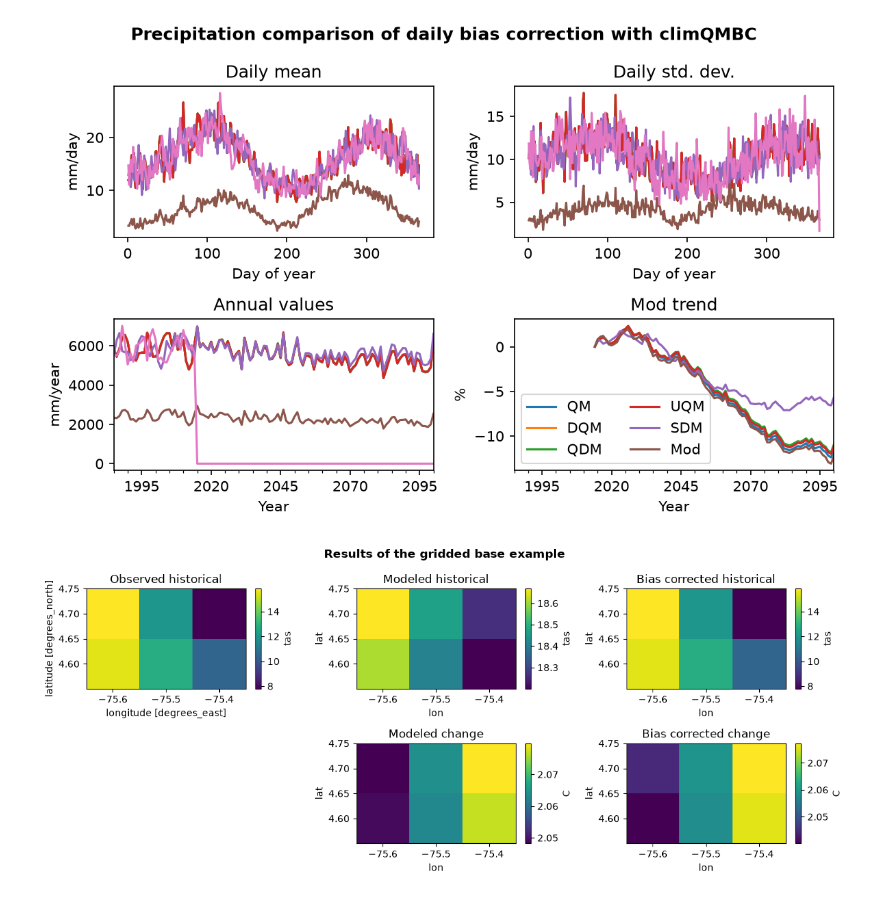
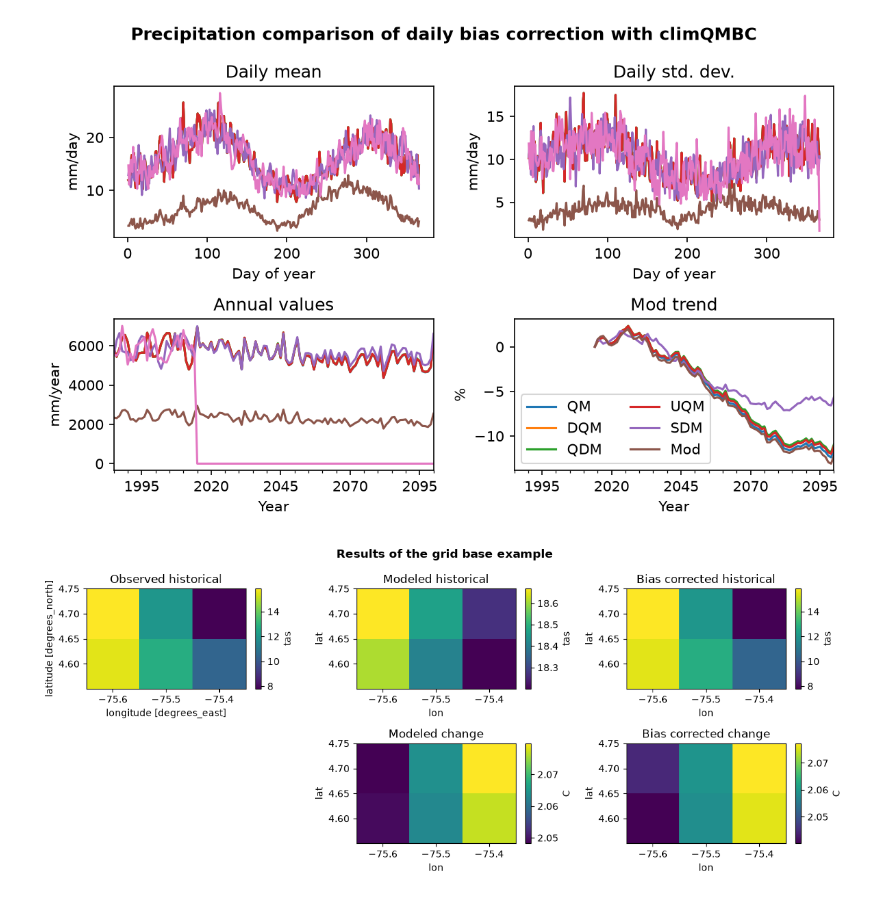
Before and after one commit to saedoquililongo/climQMBC, a Jupyter notebook: Example_notebook.ipynb, the cells around one changed output. Cells and saved outputs as stored; diff of their text form; code cells hidden in the pictures.

Commit message:
Update Example notebook - grid based example

```diff
--- a/Example_notebook.ipynb
+++ b/Example_notebook.ipynb
@@ -322,32 +322,32 @@ else:
     delta_bc = mean_bc_f-mean_bc_h
 
     change_unit = 'C'
 
 
 plt.figure(figsize=(12,5))
-plt.suptitle('Results of the gridded base example', fontweight='bold')
+plt.suptitle('Results of the grid base example', fontweight='bold')
 
 plt.subplot(2,3,1)
 mean_obs_h.plot(cbar_kwargs={'label': variable})
 plt.title('Observed historical')
 
 plt.subplot(2,3,2)
 mean_mod_h.plot(cbar_kwargs={'label': variable})
 plt.title('Modeled historical')
 
 plt.subplot(2,3,3)
 mean_bc_h.plot(cbar_kwargs={'label': variable})
 plt.title('Bias corrected historical')
 
 plt.subplot(2,3,5)
 delta_mod.plot(cbar_kwargs={'label': change_unit})
 plt.title('Modeled change')
 
 plt.subplot(2,3,6)
 delta_bc.plot(cbar_kwargs={'label': change_unit})
 plt.title('Bias corrected change')
 
 plt.tight_layout()
 plt.show()
 # %% [output]
-[figure, old version]
+[figure, new version]
```
